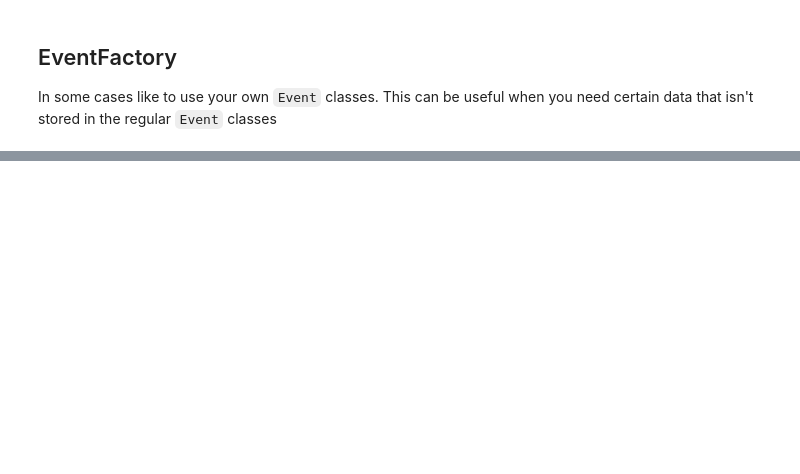
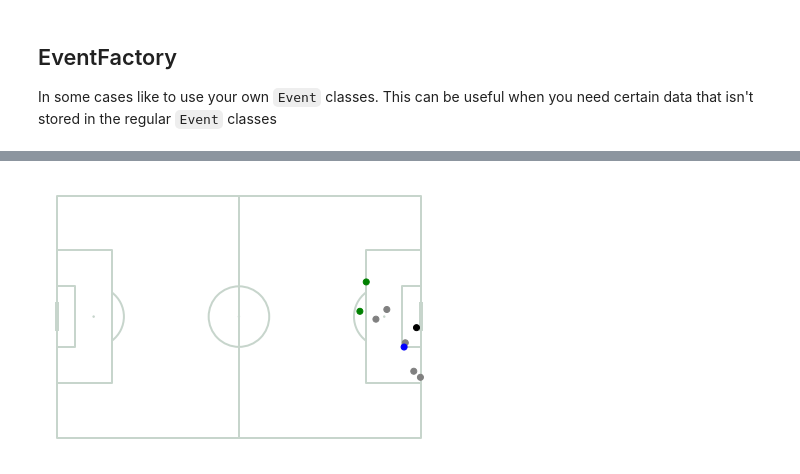
Before and after one commit to PySport/kloppy, a Jupyter notebook: docs/examples/event_data.ipynb, the cells around one changed output, grey strips where cells are left out. Drawn from its saved outputs; the diff is of its cells as text; code cells hidden in the pictures; blank space fills up the shorter version.

```diff
--- a/docs/examples/event_data.ipynb
+++ b/docs/examples/event_data.ipynb
@@ -354,0 +344,35 @@ See Full Dataframe in Mito
+# %%
+dataset = statsbomb.load_open_data(
+    match_id='3788741',
+    coordinates="statsbomb"
+)
+# %%
+event = dataset.find("shot")
+# %%
+from mplsoccer.pitch import Pitch
+
+home_team = dataset.metadata.teams[0]
+
+pitch = Pitch(pitch_type='statsbomb', orientation='horizontal',
+              pitch_color='white', line_color='#c7d5cc', figsize=(16, 11),
+              constrained_layout=True, tight_layout=False)
+fig, ax = pitch.draw()
+
+def get_color(player):
+    if player == event.player:
+        return "blue"
+    elif player.team == event.player.team:
+        return "green"
+    elif player.position.position_id == '1':
+        return "black"
+    else:
+        return "grey"
+
+x, y, color = zip(*[
+  (coordinates.x, coordinates.y, get_color(player))
+     for player, coordinates in event.freeze_frame.players_coordinates.items()
+])
+
+_ = pitch.scatter(x, y, color=color, ax=ax)
+# %% [output]
+[figure, added]
```
Also changed, not shown: parts of 6 cells of this notebook, 9 other files.
